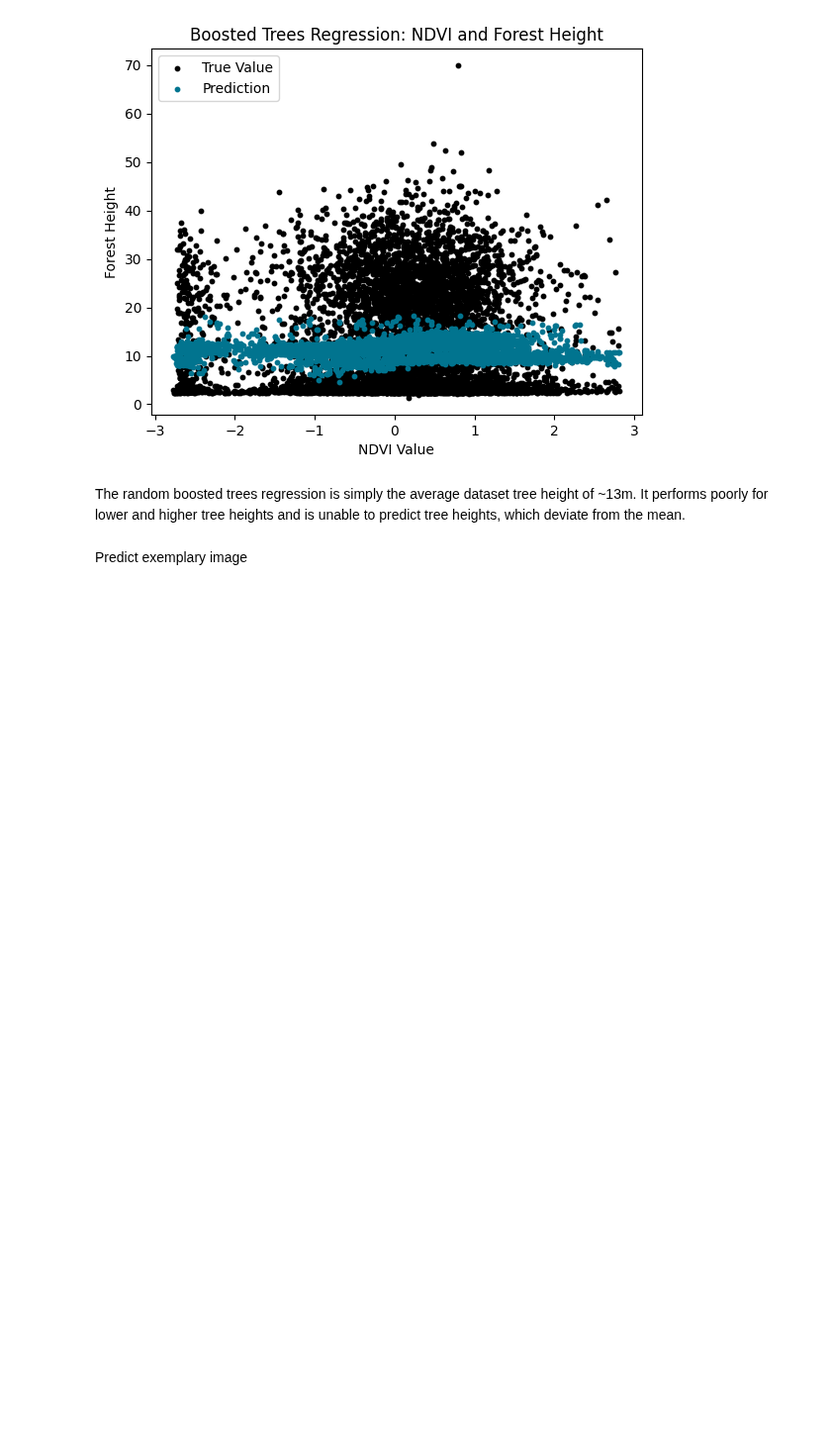
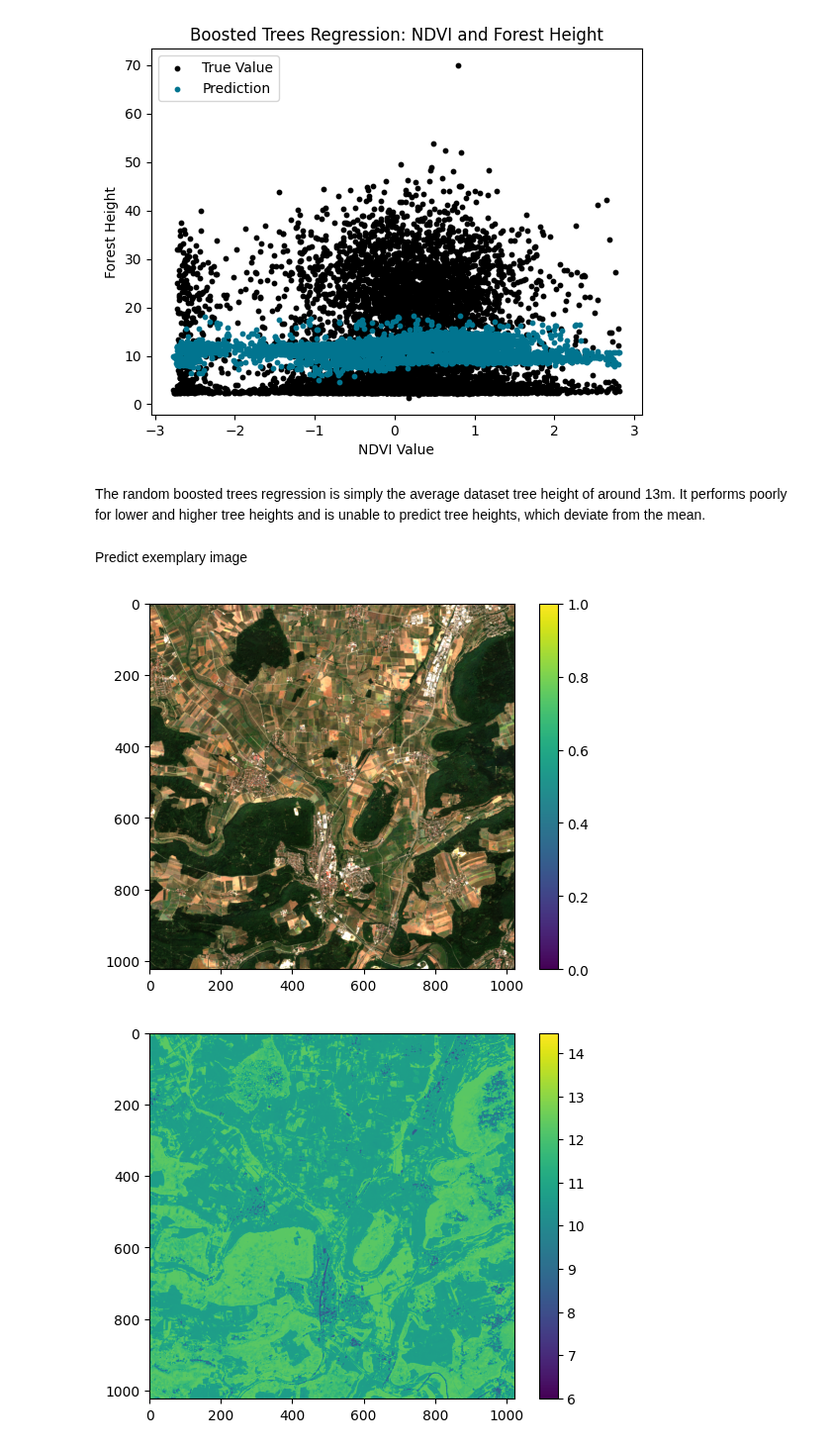
Before and after one commit to lgiesen/forest_height, a Jupyter notebook: notebooks/boosted_trees.ipynb, the cells around one changed output. Shown at 99% size. Drawn from its saved outputs; the diff is of its cells as text; code cells hidden in the pictures; blank space fills up the shorter version.

Commit message:
:tada: interpretation of the visualizations

```diff
--- a/notebooks/boosted_trees.ipynb
+++ b/notebooks/boosted_trees.ipynb
@@ -104,7 +106,7 @@ pred_vs_true(gbr, "Boosted Trees")
 [figure]
 [figure]
 # %% [markdown]
-The random boosted trees regression is simply the average dataset tree height of ~13m. It performs poorly for lower and higher tree heights and is unable to predict tree heights, which deviate from the mean.
+The random boosted trees regression is simply the average dataset tree height of around 13m. It performs poorly for lower and higher tree heights and is unable to predict tree heights, which deviate from the mean.
 # %% [markdown]
 Predict exemplary image
 # %%
@@ -157,3 +115,8 @@ def pred_img(filepath, features, model, plot_img=True, scale=True):
 # %%
-X, Xr, (color_channels, width, height) = load_img(filepath=f'{path_images}{get_files(path_images)[10]}',
-    features=['color_channels', 'NDVI', 'VI'])
+pred_img(
+    filepath=f'{path_images}{get_files(path_images)[3]}',
+    features=['color_channels', 'NDVI', 'VI'],
+    model=gbr)
+# %% [output]
+[figure, added]
+[figure, added]
```
Also changed, not shown: parts of 5 cells of this notebook.
